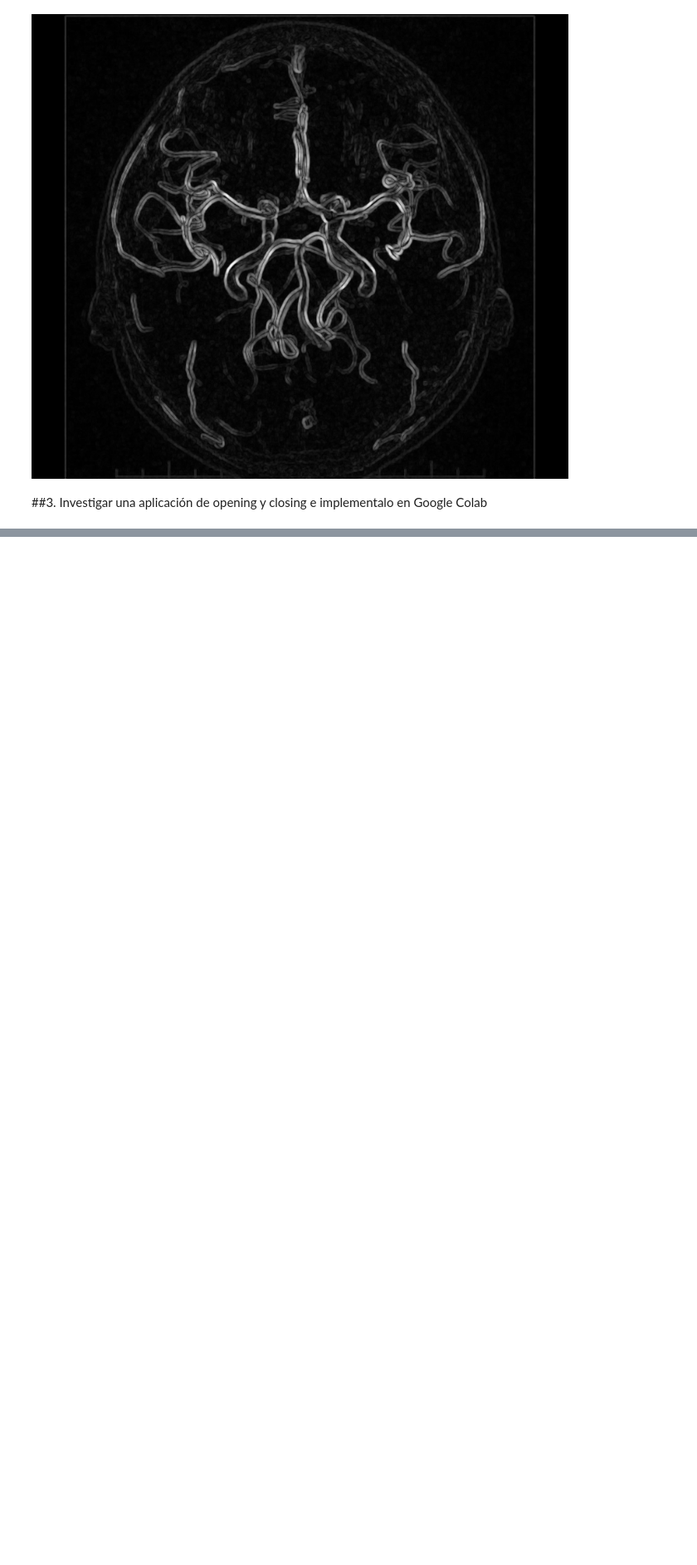
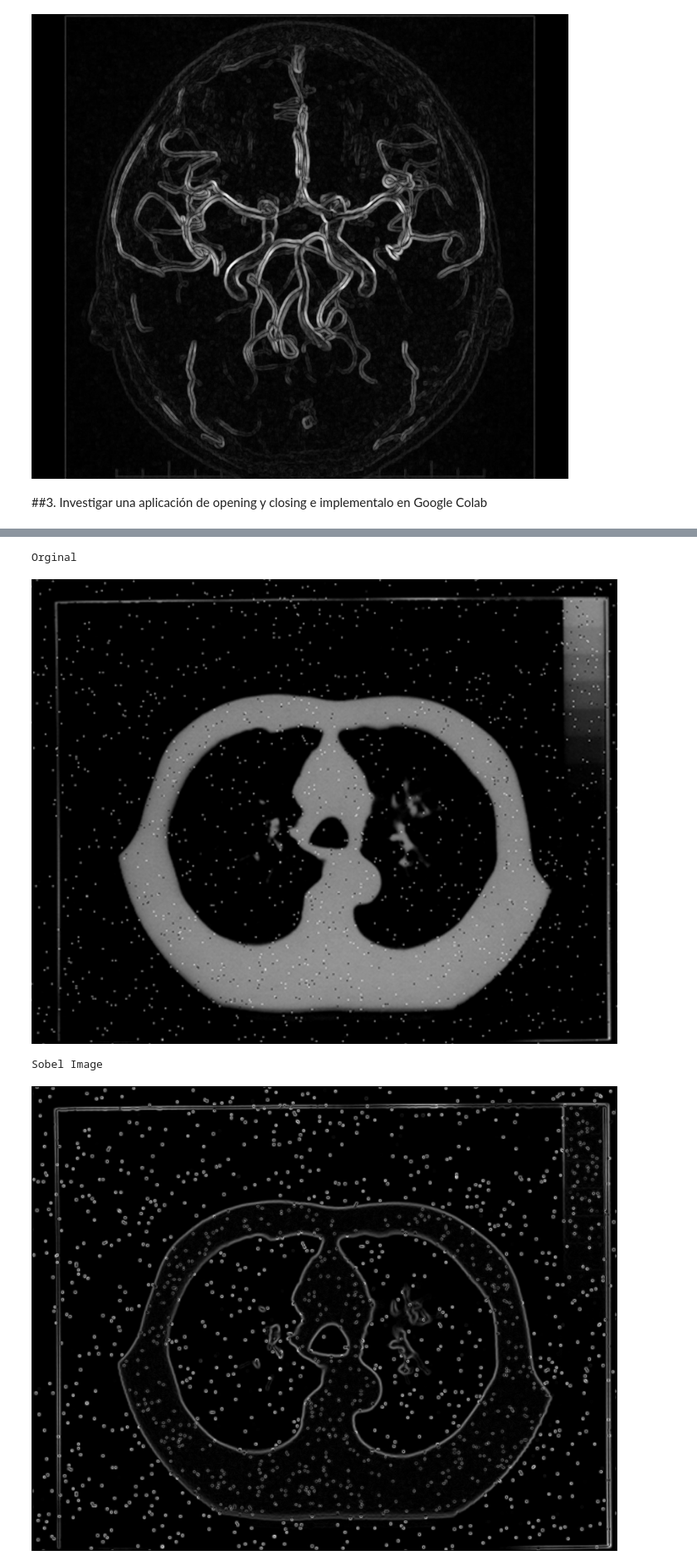
Before and after one commit to AlfonsoVasquezC/ComputervisionMNA, a Jupyter notebook: 4_2_Equipo_1_Google_Colab_Algoritmos_de_mejoramiento_de_imágenes_usando_operaciones_morfológicas.ipynb, the cells around one changed output, grey strips where cells are left out. Shown at 83% size. Drawn from its saved outputs; the diff is of its cells as text; code cells hidden in the pictures; blank space fills up the shorter version.

```diff
--- a/4_2_Equipo_1_Google_Colab_Algoritmos_de_mejoramiento_de_imágenes_usando_operaciones_morfológicas.ipynb
+++ b/4_2_Equipo_1_Google_Colab_Algoritmos_de_mejoramiento_de_imágenes_usando_operaciones_morfológicas.ipynb
@@ -315,0 +358,18 @@ Cerrada
+# %%
+urlOpCLo = "/content/drive/MyDrive/Colab Notebooks/Computo imagen y video/4.2 Images/lungs.PNG"
+img_OpeClo = cv.imread(urlOpCLo,cv.IMREAD_GRAYSCALE)
+
+print("Orginal \n")
+cv2_imshow(img_OpeClo)
+
+ret, th = cv.threshold(img_OpeClo, 130, 230, cv.THRESH_BINARY)
+th2 = abs(255-th)
+
+print("Sobel Image \n")
+sob_out = sobel(img_OpeClo)
+cv2_imshow(sob_out)
+# %% [output]
+Orginal
+[figure, added]
+Sobel Image
+[figure, added]
```
Also changed, not shown: parts of 11 cells of this notebook.
